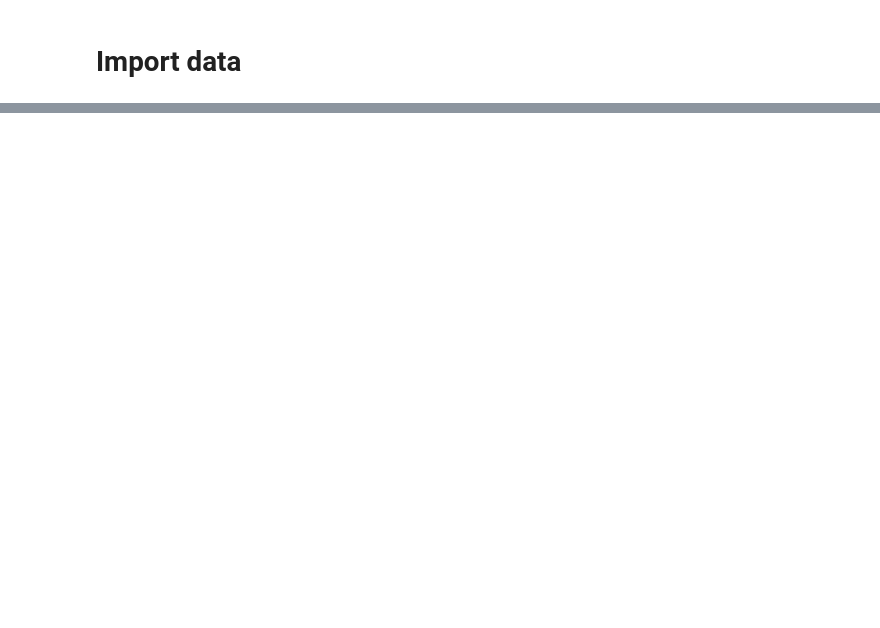
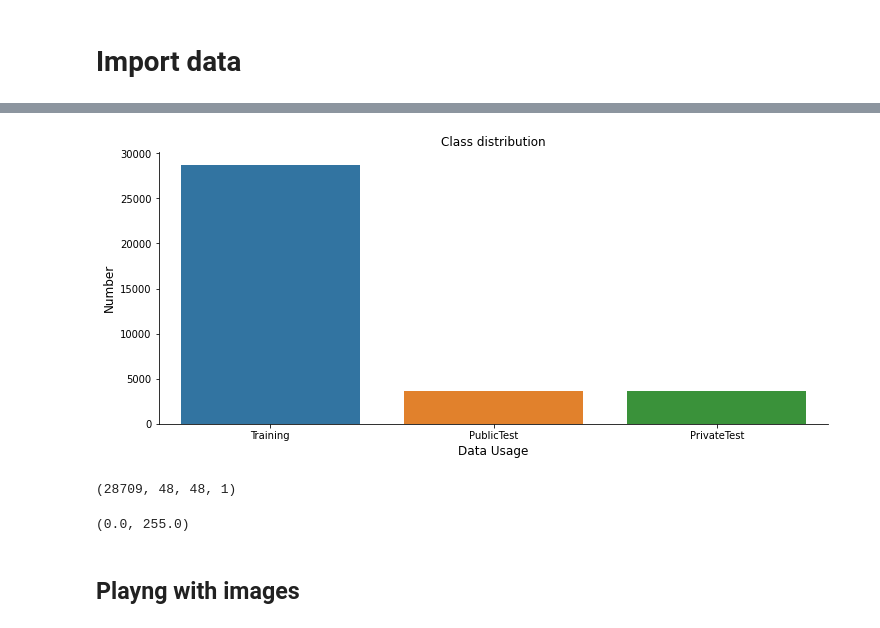
Before and after one commit to JaildoR/getthevibe_api, a Jupyter notebook: notebooks/data_exploration.ipynb, the cells around one changed output, grey strips where cells are left out. Drawn from its saved outputs; the diff is of its cells as text; code cells hidden in the pictures; blank space fills up the shorter version.

```diff
--- a/notebooks/data_exploration.ipynb
+++ b/notebooks/data_exploration.ipynb
@@ -32,0 +67,13 @@ for i in range(80):
+# %%
+usage_counts = data['Usage'].value_counts(sort=False).reset_index()
+usage_counts.columns = ['usage', 'number']
+
+plt.figure(figsize=(12,5))
+sns.barplot(x=usage_counts.usage, y=usage_counts.number)
+plt.title('Class distribution')
+plt.ylabel('Number', fontsize=12)
+plt.xlabel('Data Usage', fontsize=12)
+sns.despine()
+plt.show()
+# %% [output]
+[figure, added]
@@ -32,0 +93,8 @@ for i in range(80):
+# %%
+X_train.shape
+# %% [output]
+(28709, 48, 48, 1)
+# %%
+(np.min(X_train), np.max(X_train))
+# %% [output]
+(0.0, 255.0)
@@ -32,0 +111,2 @@ for i in range(80):
+# %% [markdown]
+## Playng with images
```
Also changed, not shown: parts of 13 cells of this notebook, 1 other file.
